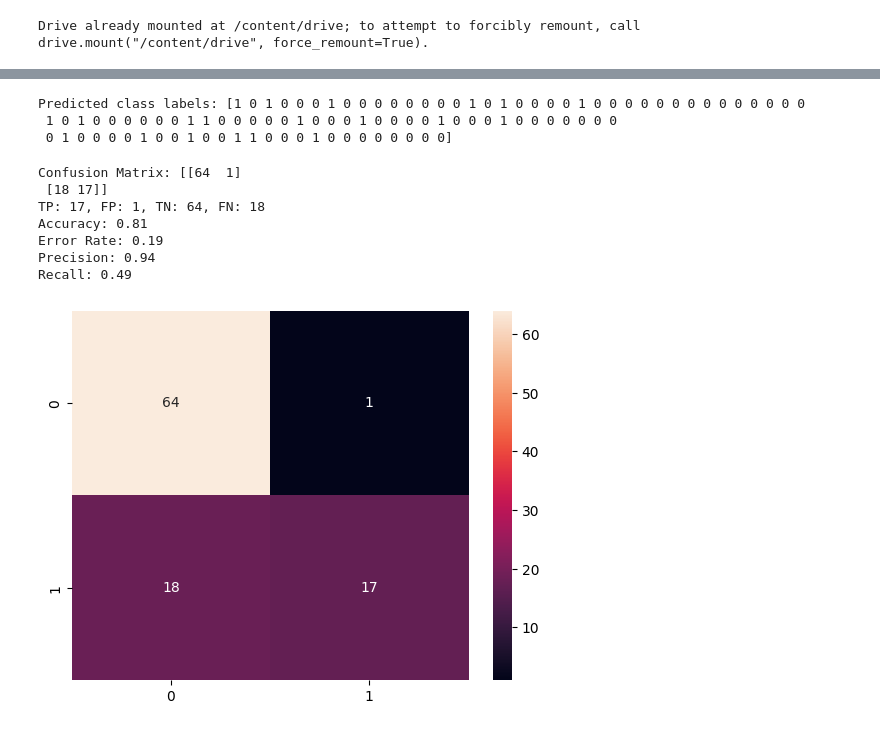
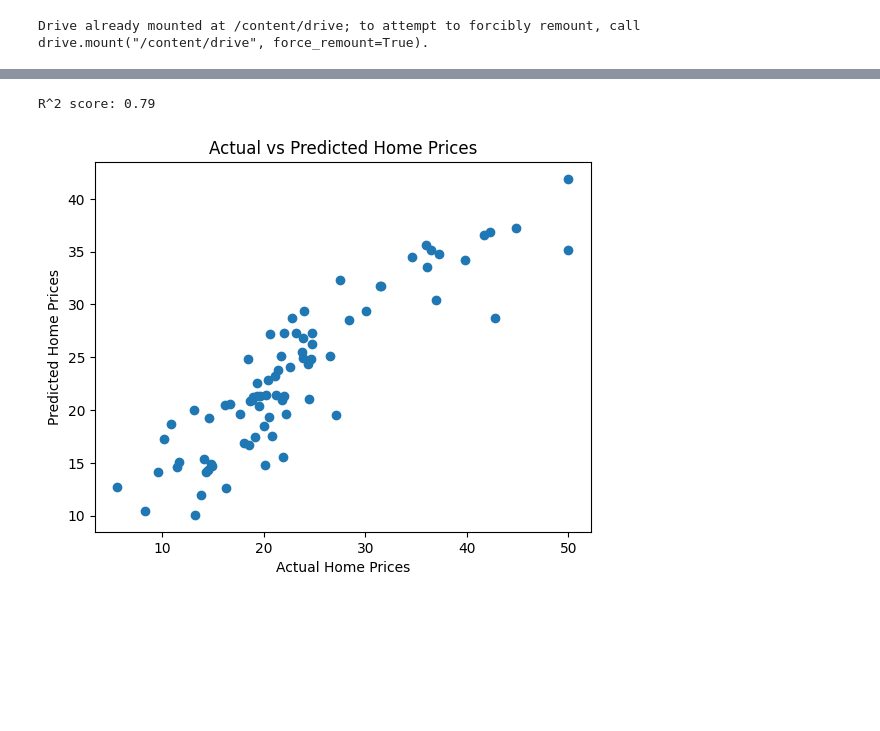
Before and after one commit to tushar-cero/LabPracticalsTE, a Jupyter notebook: DSBDAL/practical_exam_06.ipynb, the cells around one changed output, grey strips where cells are left out. Saved outputs shown, nothing was run; the diff lists cells and outputs as text; code cells hidden in the pictures; blank space fills up the shorter version.

```diff
--- a/DSBDAL/practical_exam_06.ipynb
+++ b/DSBDAL/practical_exam_06.ipynb
@@ -10,4 +10,4 @@ Implement logistic regression using Python/R to perform classification on Social
 # %%
 import pandas as pd
 # %%
-data = pd.read_csv('/content/drive/MyDrive/Colab Notebooks/exam_datasets/7.social_network_ads.csv')
+data = pd.read_csv('/content/drive/MyDrive/Colab Notebooks/exam_datasets/6.housing_data.csv')
@@ -29,4 +49,0 @@ memory usage: 15.8+ KB
-# %%
-data = data.replace('Female', 1)
-data = data.replace('Male', 0)
-data.head()
@@ -43,49 +53,28 @@ from sklearn.linear_model import LogisticRegression
 from sklearn.metrics import confusion_matrix, accuracy_score, precision_score, recall_score
 # %%
-X = data.iloc[:, :-1].values
-y = data.iloc[:, -1].values
+data = data.dropna()
+X = data.drop('MEDV', axis=1)
+y = data['MEDV']
 
 
-X_train, X_test, y_train, y_test = train_test_split(X, y, test_size=0.25)
-classifier = LogisticRegression()
-classifier.fit(X_train, y_train)
+X_train, X_test, y_train, y_test = train_test_split(X, y, test_size=0.2)
+lr = LinearRegression()
+lr.fit(X_train, y_train)
 
-y_pred = classifier.predict(X_test)
-print(f'Predicted class labels: {y_pred}')
+y_pred = lr.predict(X_test)
-# %% [output]
-Predicted class labels: [1 0 1 0 0 0 1 0 0 0 0 0 0 0 0 1 0 1 0 0 0 0 1 0 0 0 0 0 0 0 0 0 0 0 0 0 0
- 1 0 1 0 0 0 0 0 0 1 1 0 0 0 0 0 1 0 0 0 1 0 0 0 0 1 0 0 0 1 0 0 0 0 0 0 0
- 0 1 0 0 0 0 1 0 0 1 0 0 1 1 0 0 0 1 0 0 0 0 0 0 0 0]
-# %%
-cm = confusion_matrix(y_test, y_pred)
-tn, fp, fn, tp = cm.ravel()
-
-# Compute the accuracy, error rate, precision, and recall
-accuracy = accuracy_score(y_test, y_pred)
-error_rate = 1 - accuracy
-precision = precision_score(y_test, y_pred)
-recall = recall_score(y_test, y_pred)
-
-# Print the results
-print(f'Confusion Matrix: {cm}')
-print(f'TP: {tp}, FP: {fp}, TN: {tn}, FN: {fn}')
-print(f'Accuracy: {accuracy:.2f}')
-print(f'Error Rate: {error_rate:.2f}')
-print(f'Precision: {precision:.2f}')
-print(f'Recall: {recall:.2f}')
-# %% [output]
-Confusion Matrix: [[64  1]
- [18 17]]
-TP: 17, FP: 1, TN: 64, FN: 18
-Accuracy: 0.81
-Error Rate: 0.19
-Precision: 0.94
-Recall: 0.49
-# %%
-import seaborn as sns
-import matplotlib.pyplot as plt
-
-sns.heatmap(cm, annot=True)
-plt.show()
-# %% [output]
-[figure, removed]
+# %%
+r2 = lr.score(X_test, y_test)
+print(f'R^2 score: {r2:.2f}')
+# %% [output]
+R^2 score: 0.79
+# %%
+import matplotlib.pyplot as plt
+
+# Plot the predicted and actual home prices
+plt.scatter(y_test, y_pred)
+plt.xlabel('Actual Home Prices')
+plt.ylabel('Predicted Home Prices')
+plt.title('Actual vs Predicted Home Prices')
+plt.show()
+# %% [output]
+[figure, added]
```
Also changed, not shown: parts of 6 cells of this notebook.
